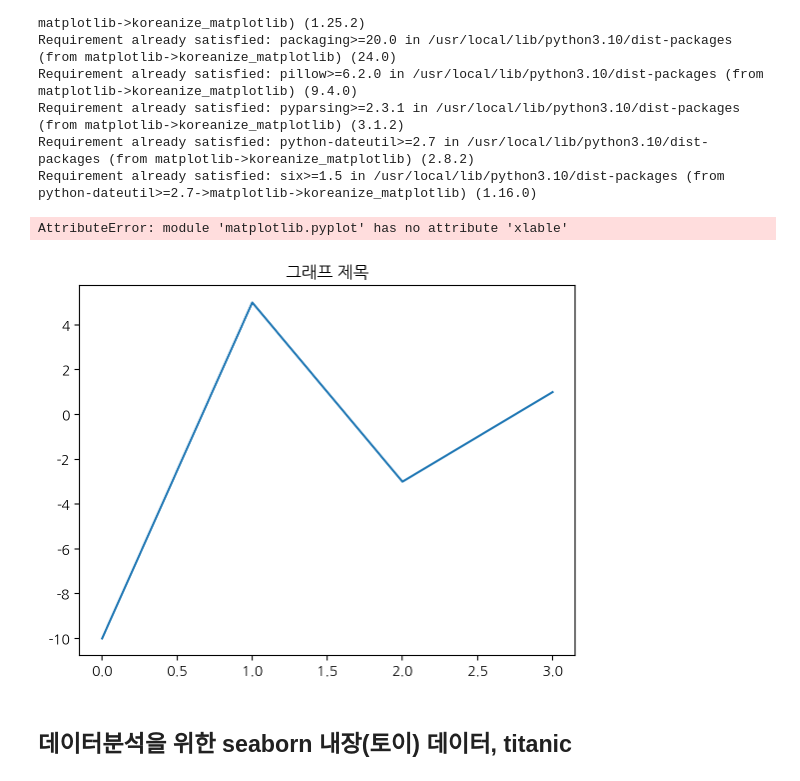
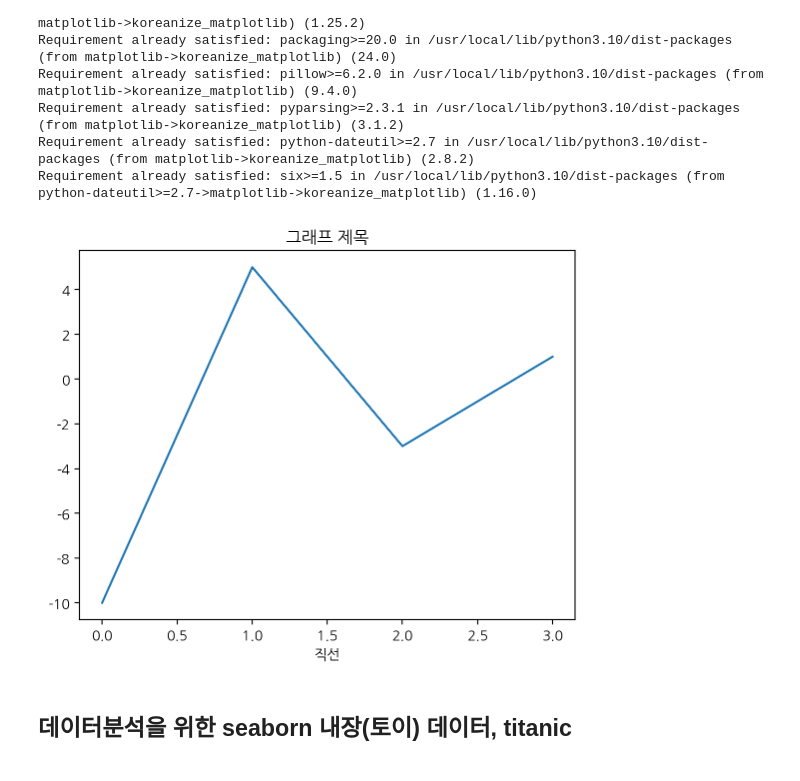
Before and after one commit to aaa0034213/2024-1-my-BDA, a Jupyter notebook: inclass/02w_0319_tue_dataframe_basic.ipynb, the cells around one changed output. Cells and saved outputs as stored; diff of their text form; code cells hidden in the pictures.

```diff
--- a/inclass/02w_0319_tue_dataframe_basic.ipynb
+++ b/inclass/02w_0319_tue_dataframe_basic.ipynb
@@ -38,14 +38,13 @@ Requirement already satisfied: six>=1.5 in /usr/local/lib/python3.10/dist-packag
 # %%
 import matplotlib.pyplot as plt
 import koreanize_matplotlib
 
 plt.plot([-10,5,-3,1])
 plt.title('그래프 제목')
-plt.xlable('직선')
+plt.xlabel('직선')
 plt.show()
 # %% [output]
-AttributeError: module 'matplotlib.pyplot' has no attribute 'xlable'
-[figure, old version]
+[figure, new version]
 # %% [markdown]
 ## 데이터분석을 위한 seaborn 내장(토이) 데이터, titanic
 # %%
```
